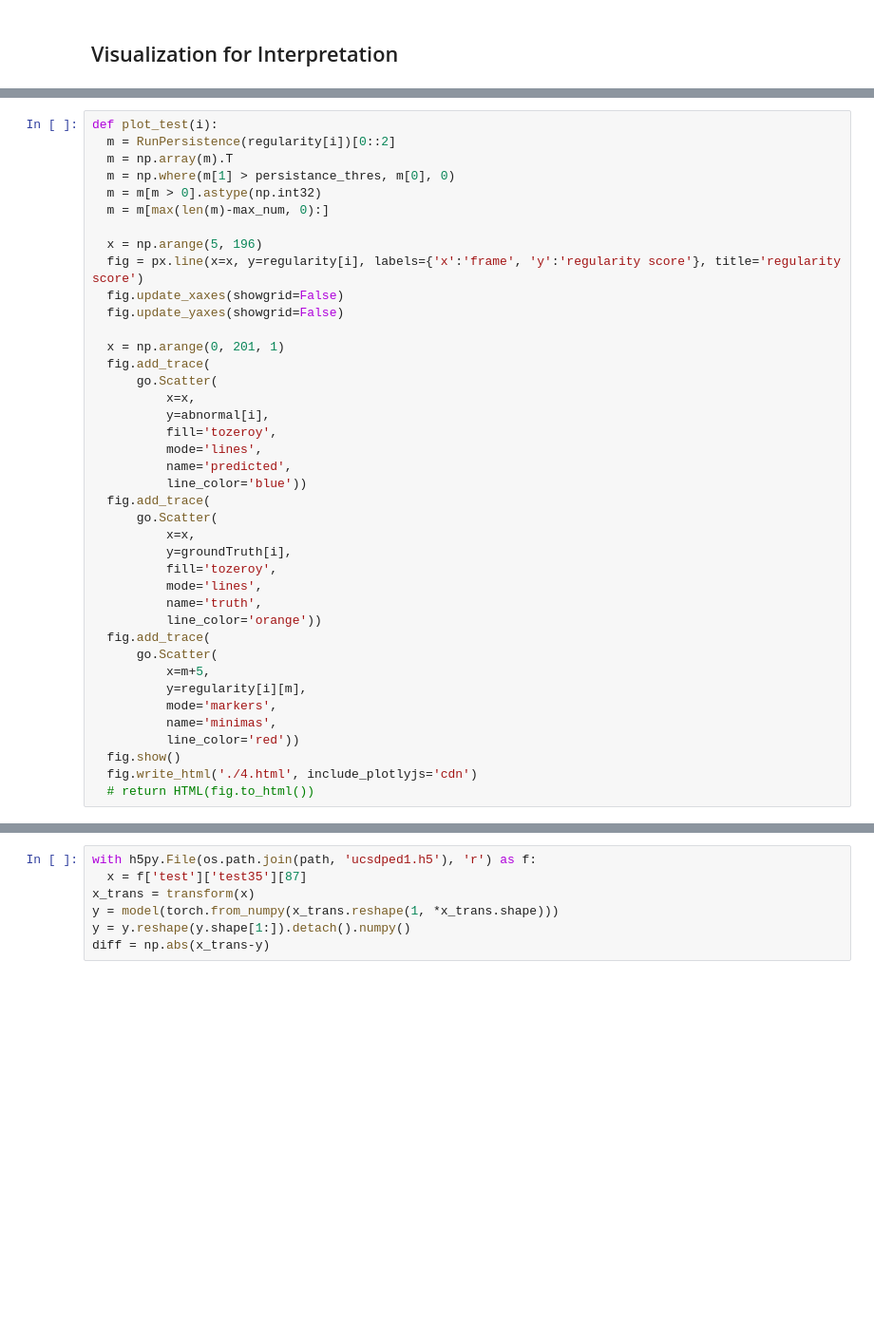
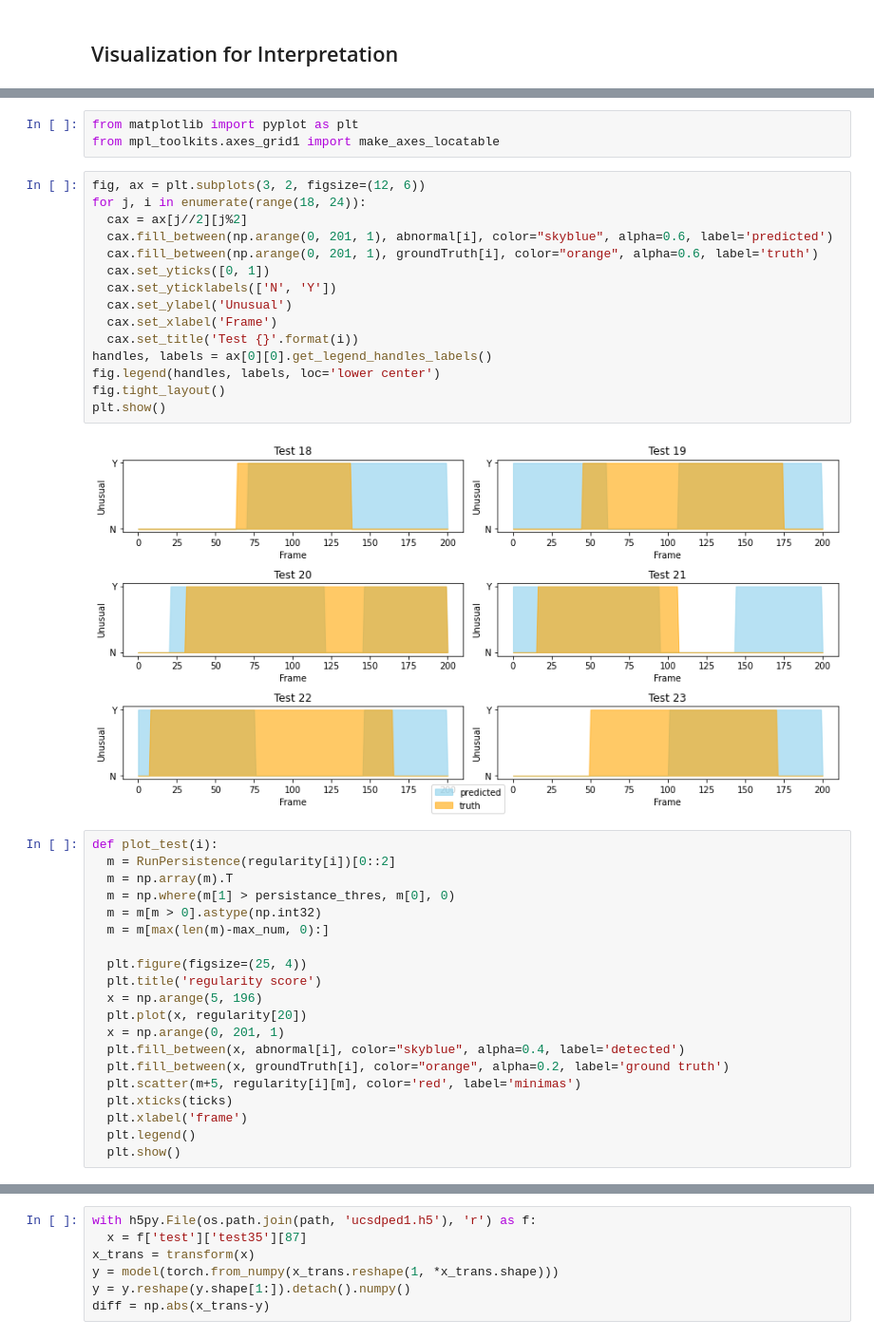
Before and after one commit to aneeshnema/unusual-activity-detection, a Jupyter notebook: notebook.ipynb, the cells around one changed output, grey strips where cells are left out. Shown at 95% size. Cells and saved outputs as stored; diff of their text form; blank space fills up the shorter version.

```diff
--- a/notebook.ipynb
+++ b/notebook.ipynb
@@ -553,3 +511,23 @@ fig.write_html('./3.html', include_plotlyjs='cdn')
+# %%
+from matplotlib import pyplot as plt
+from mpl_toolkits.axes_grid1 import make_axes_locatable
+# %%
+fig, ax = plt.subplots(3, 2, figsize=(12, 6))
+for j, i in enumerate(range(18, 24)):
+  cax = ax[j//2][j%2]
+  cax.fill_between(np.arange(0, 201, 1), abnormal[i], color="skyblue", alpha=0.6, label='predicted')
+  cax.fill_between(np.arange(0, 201, 1), groundTruth[i], color="orange", alpha=0.6, label='truth')
+  cax.set_yticks([0, 1])
+  cax.set_yticklabels(['N', 'Y'])
+  cax.set_ylabel('Unusual')
+  cax.set_xlabel('Frame')
+  cax.set_title('Test {}'.format(i))
+handles, labels = ax[0][0].get_legend_handles_labels()
+fig.legend(handles, labels, loc='lower center')
+fig.tight_layout()
+plt.show()
+# %% [output]
+[figure, added]
 # %%
 def plot_test(i):
   m = RunPersistence(regularity[i])[0::2]
@@ -558,36 +536,16 @@ def plot_test(i):
   m = m[m > 0].astype(np.int32)
   m = m[max(len(m)-max_num, 0):]
 
+  plt.figure(figsize=(25, 4))
+  plt.title('regularity score')
   x = np.arange(5, 196)
-  fig = px.line(x=x, y=regularity[i], labels={'x':'frame', 'y':'regularity score'}, title='regularity score')
-  fig.update_xaxes(showgrid=False)
-  fig.update_yaxes(showgrid=False)
-
+  plt.plot(x, regularity[20])
   x = np.arange(0, 201, 1)
-  fig.add_trace(
-      go.Scatter(
-          x=x,
-          y=abnormal[i],
-          fill='tozeroy',
-          mode='lines',
-          name='predicted',
-          line_color='blue'))
-  fig.add_trace(
-      go.Scatter(
-          x=x,
-          y=groundTruth[i],
-          fill='tozeroy',
-          mode='lines',
-          name='truth',
-          line_color='orange'))
-  fig.add_trace(
-      go.Scatter(
-          x=m+5,
-          y=regularity[i][m],
-          mode='markers',
-          name='minimas',
-          line_color='red'))
-  fig.show()
-  fig.write_html('./4.html', include_plotlyjs='cdn')
-  # return HTML(fig.to_html())
+  plt.fill_between(x, abnormal[i], color="skyblue", alpha=0.4, label='detected')
+  plt.fill_between(x, groundTruth[i], color="orange", alpha=0.2, label='ground truth')
+  plt.scatter(m+5, regularity[i][m], color='red', label='minimas')
+  plt.xticks(ticks)
+  plt.xlabel('frame')
+  plt.legend()
+  plt.show()
 # %%
```
Also changed, not shown: parts of 6 cells of this notebook.
